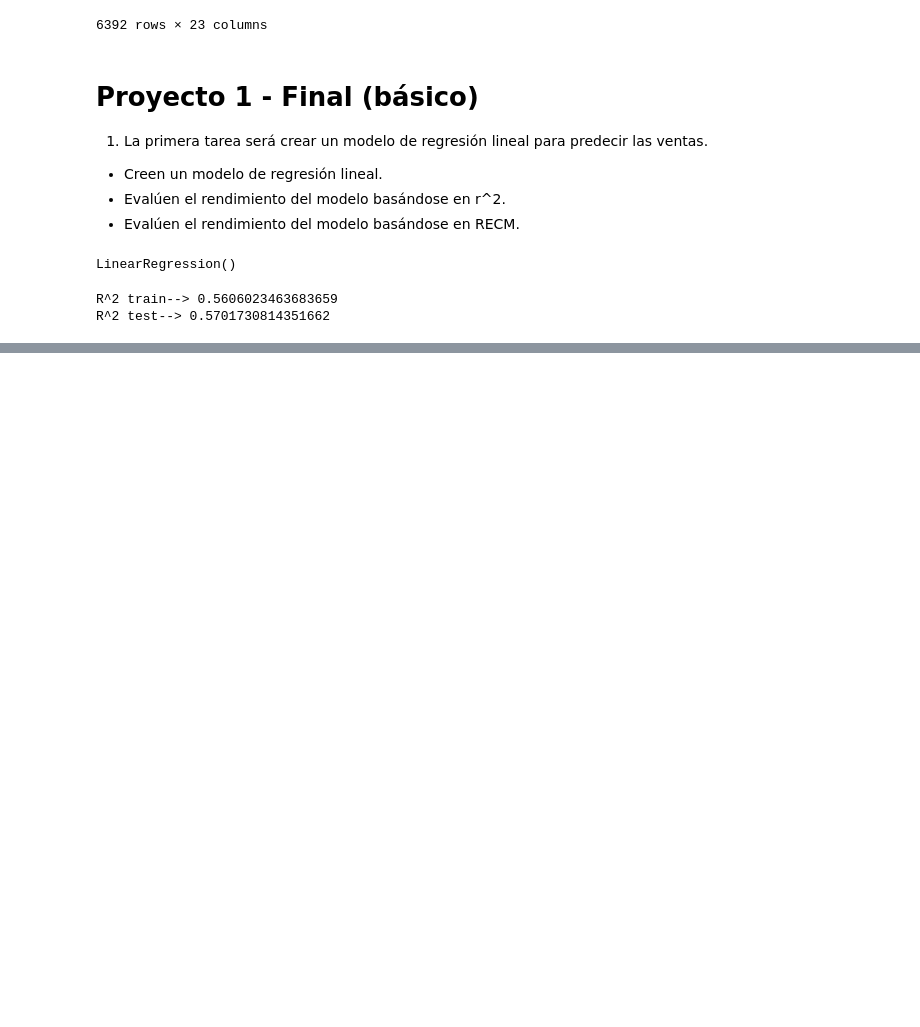
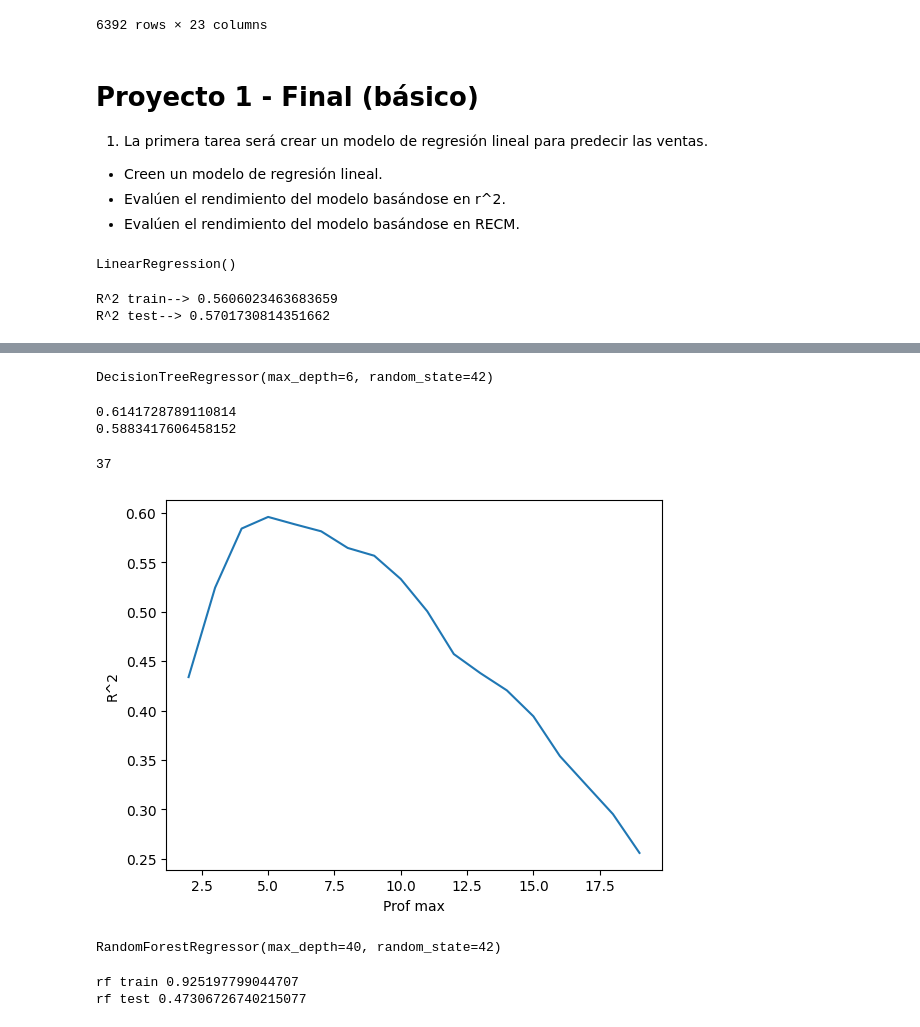
Before and after one commit to Jose-Balocchi/Retail---Predicciones-de-ventas, a Jupyter notebook: 05_Proyecto_1.ipynb, the cells around one changed output, grey strips where cells are left out. Cells and saved outputs as stored; diff of their text form; code cells hidden in the pictures; blank space fills up the shorter version.

```diff
--- a/05_Proyecto_1.ipynb
+++ b/05_Proyecto_1.ipynb
@@ -1120,0 +1153,48 @@ R^2 test--> 0.5701730814351662
+# %%
+# Paso 1 -- Instanciar el modelo
+
+dec_tree = DecisionTreeRegressor(max_depth= 6,random_state = 42)
+# %%
+# Paso 2 -- Ajustar el modelo
+
+dec_tree.fit(X_train_processed, y_train)
+# %% [output]
+DecisionTreeRegressor(max_depth=6, random_state=42)
+# %%
+# Paso 3 Evaluemos el modelo
+
+tree_train_score = dec_tree.score(X_train_processed, y_train)
+tree_test_score = dec_tree.score(X_test_processed, y_test)
+
+print(tree_train_score)
+print(tree_test_score)
+# %% [output]
+0.6141728789110814
+0.5883417606458152
+# %%
+dec_tree.get_depth()
+# %% [output]
+37
+# %%
+# Veamos la profundidad optima
+
+max_depth_range = list(range(2, 20))
+
+# Lista para almacenar la puntuación para cada valor de max_depth:
+
+r2 = []
+
+for depth in max_depth_range:
+  dec_tree = DecisionTreeRegressor(max_depth= depth, random_state= 42)
+  dec_tree.fit(X_train_processed, y_train)
+  score = dec_tree.score(X_test_processed, y_test)
+  r2.append(score)
+# %%
+# Ahora para visualizar los resultados
+import matplotlib.pyplot as plt
+
+plt.plot(max_depth_range, r2)
+plt.xlabel('Prof max')
+plt.ylabel('R^2');
+# %% [output]
+[figure, added]
@@ -1120,0 +1205,21 @@ R^2 test--> 0.5701730814351662
+# %%
+# Paso 2 Instanciar
+
+rf = RandomForestRegressor(max_depth = 40,random_state= 42)
+
+# Paso 3 Ajustar
+
+rf.fit(X_train_processed, y_train)
+# %% [output]
+RandomForestRegressor(max_depth=40, random_state=42)
+# %%
+# Evaluar
+
+rf_train_score = rf.score(X_train_processed, y_train)
+rf_test_score = rf.score(X_test_processed, y_test)
+
+print('rf train', rf_train_score)
+print('rf test', rf_test_score)
+# %% [output]
+rf train 0.925197799044707
+rf test 0.47306726740215077
```
Also changed, not shown: parts of 10 cells of this notebook.
